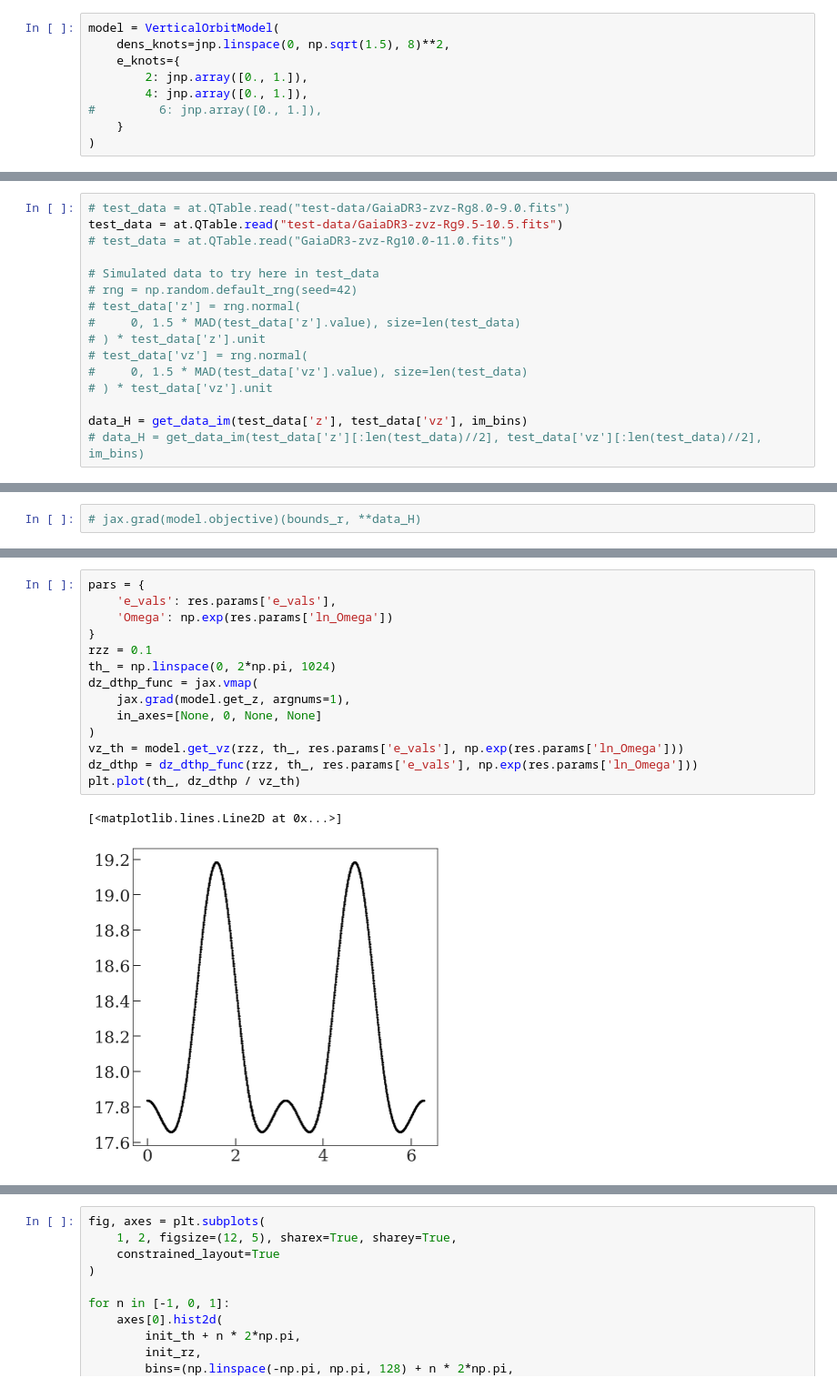
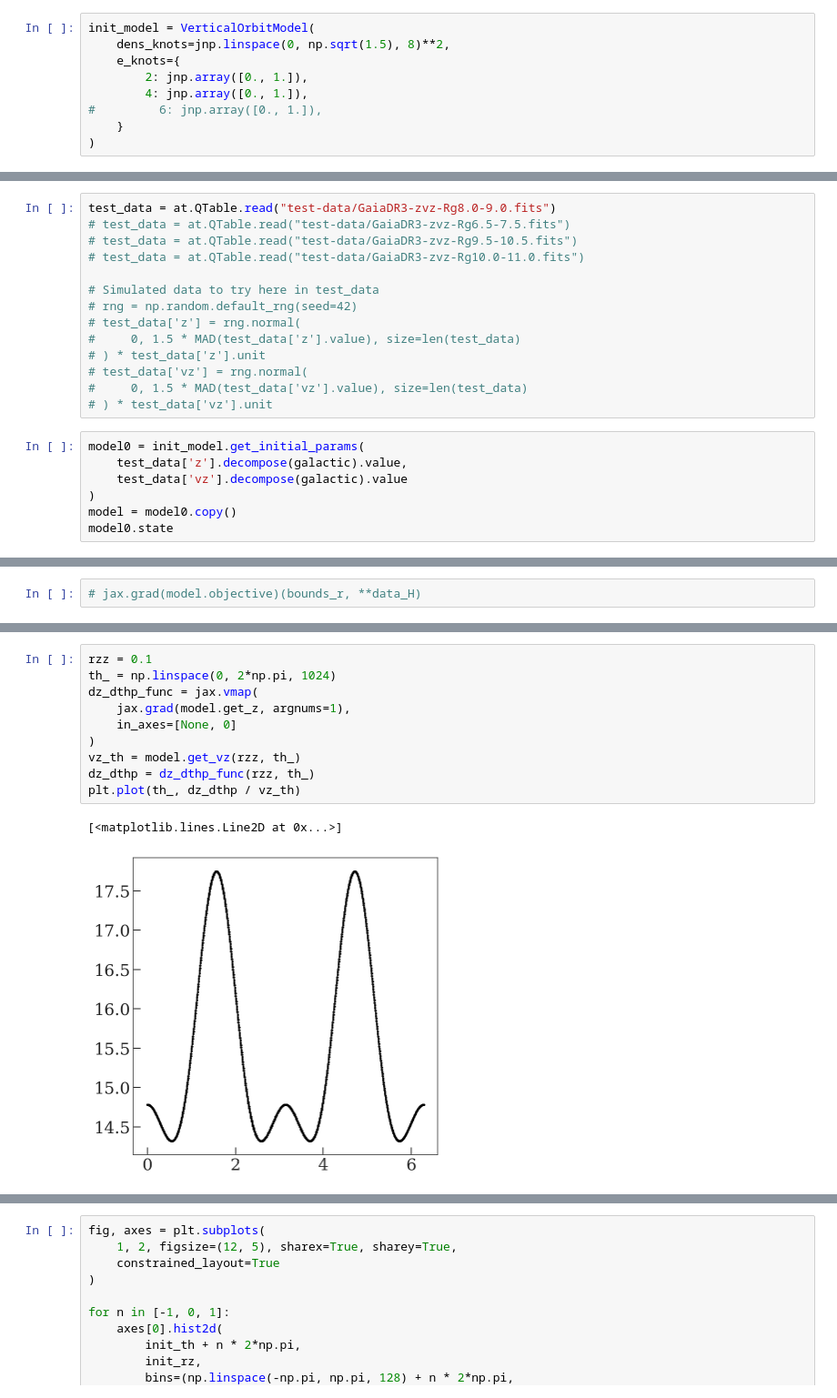
Before and after one commit to adrn/SnailTime, a Jupyter notebook: notebooks/Matched-filter.ipynb, the cells around one changed output, grey strips where cells are left out. Shown at 91% size. Cells and saved outputs as stored; diff of their text form.

```diff
--- a/notebooks/Matched-filter.ipynb
+++ b/notebooks/Matched-filter.ipynb
@@ -25,5 +27,5 @@ from schnecke.jax_helpers import simpson
 # %%
-model = VerticalOrbitModel(
+init_model = VerticalOrbitModel(
     dens_knots=jnp.linspace(0, np.sqrt(1.5), 8)**2,
     e_knots={
         2: jnp.array([0., 1.]),
@@ -41,7 +36,8 @@ im_bins['vz'] = im_bins['z'] * Omegaz0
 # %%
-# test_data = at.QTable.read("test-data/GaiaDR3-zvz-Rg8.0-9.0.fits")
-test_data = at.QTable.read("test-data/GaiaDR3-zvz-Rg9.5-10.5.fits")
-# test_data = at.QTable.read("GaiaDR3-zvz-Rg10.0-11.0.fits")
+test_data = at.QTable.read("test-data/GaiaDR3-zvz-Rg8.0-9.0.fits")
+# test_data = at.QTable.read("test-data/GaiaDR3-zvz-Rg6.5-7.5.fits")
+# test_data = at.QTable.read("test-data/GaiaDR3-zvz-Rg9.5-10.5.fits")
+# test_data = at.QTable.read("test-data/GaiaDR3-zvz-Rg10.0-11.0.fits")
 
 # Simulated data to try here in test_data
 # rng = np.random.default_rng(seed=42)
@@ -51,6 +47,10 @@ test_data = at.QTable.read("test-data/GaiaDR3-zvz-Rg9.5-10.5.fits")
 # test_data['vz'] = rng.normal(
 #     0, 1.5 * MAD(test_data['vz'].value), size=len(test_data)
 # ) * test_data['vz'].unit
-
-data_H = get_data_im(test_data['z'], test_data['vz'], im_bins)
-# data_H = get_data_im(test_data['z'][:len(test_data)//2], test_data['vz'][:len(test_data)//2], im_bins)
+# %%
+model0 = init_model.get_initial_params(
+    test_data['z'].decompose(galactic).value,
+    test_data['vz'].decompose(galactic).value
+)
+model = model0.copy()
+model0.state
@@ -198,17 +187,13 @@ axes[2].set_title('normalized residual');
 # %%
-pars = {
-    'e_vals': res.params['e_vals'],
-    'Omega': np.exp(res.params['ln_Omega'])
-}
 rzz = 0.1
 th_ = np.linspace(0, 2*np.pi, 1024)
 dz_dthp_func = jax.vmap(
     jax.grad(model.get_z, argnums=1),
-    in_axes=[None, 0, None, None]
+    in_axes=[None, 0]
 )
-vz_th = model.get_vz(rzz, th_, res.params['e_vals'], np.exp(res.params['ln_Omega']))
-dz_dthp = dz_dthp_func(rzz, th_, res.params['e_vals'], np.exp(res.params['ln_Omega']))
+vz_th = model.get_vz(rzz, th_)
+dz_dthp = dz_dthp_func(rzz, th_)
 plt.plot(th_, dz_dthp / vz_th)
 # %% [output]
 [<matplotlib.lines.Line2D at 0x...>]
-[figure, old version]
+[figure, new version]
```
Also changed, not shown: parts of 26 cells of this notebook, 1 other file.
